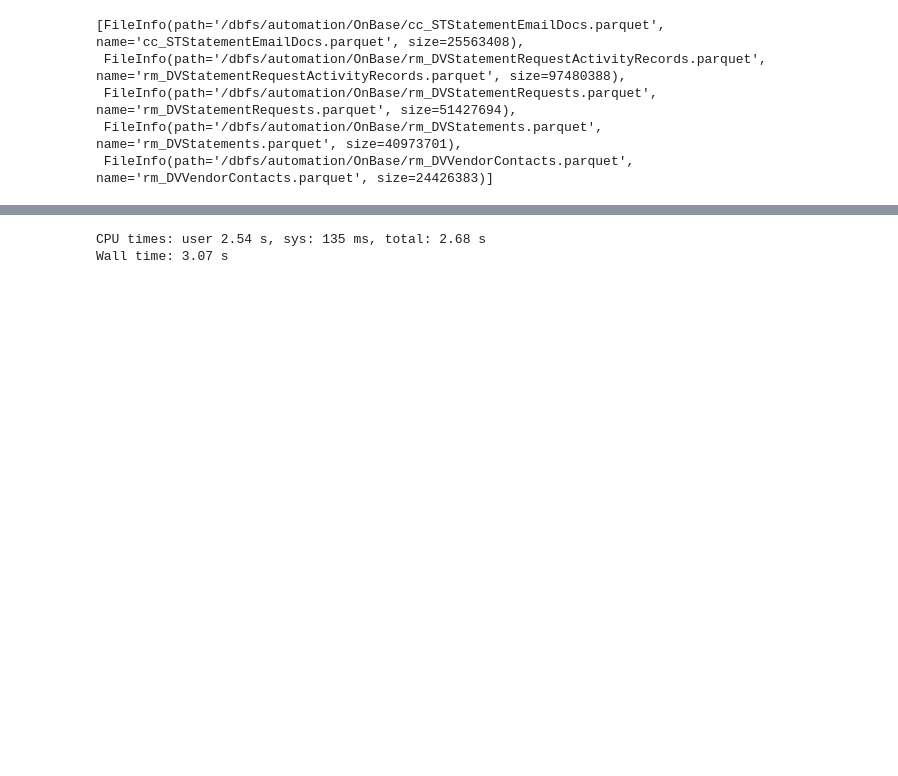
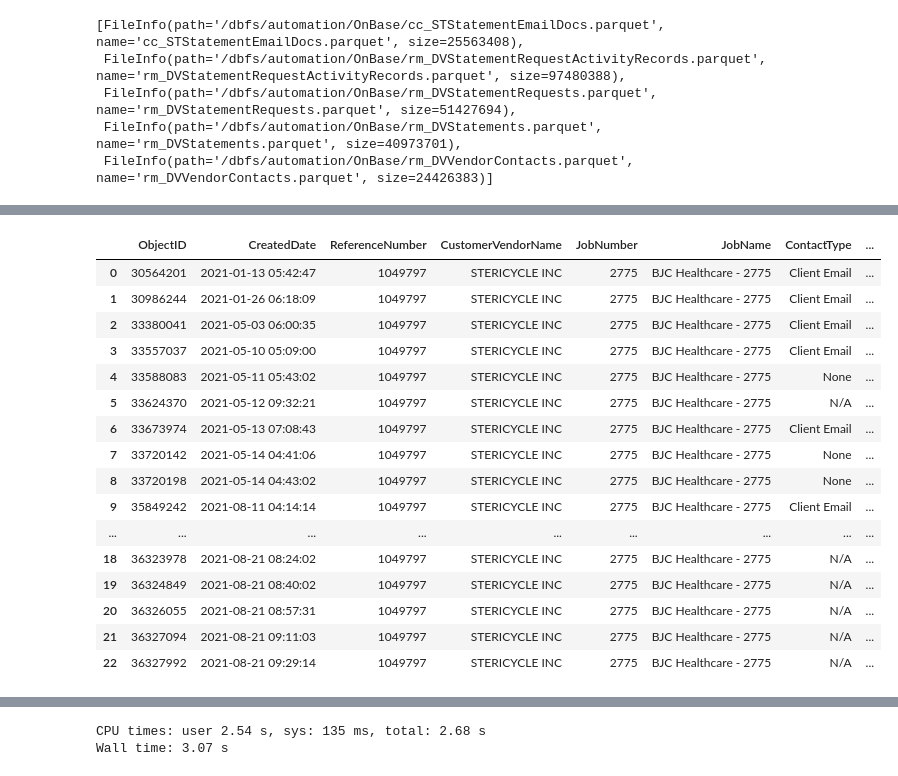
Before and after one commit to cpassorelli/call-reports, a Jupyter notebook: ipython/report-statement-code-copy.ipynb, the cells around one changed output, grey strips where cells are left out. Drawn from its saved outputs; the diff is of its cells as text; code cells hidden in the pictures; blank space fills up the shorter version.

Commit message:
parse activities

```diff
--- a/ipython/report-statement-code-copy.ipynb
+++ b/ipython/report-statement-code-copy.ipynb
@@ -20,7 +20,7 @@ spark = (
     SparkSession
     .builder
     .master('local[*]')
-    .appName('PySparkShell')
+    .appName('pyspark-shell')
     .getOrCreate()
 )
 
@@ -44,13 +44,8 @@ dbutils = DBUtils()
 # %%
 from sparkFunctions import create_tmp_parquet
 
-from typing import Dict, List, Optional
-
 # adds file system prefix /dbfs for local and dbfs: for databricks
-def resolve(path: str) -> Optional[str]:
-    try:
-        prefix = dbutils.fs.ls('/')[0].path[:5]
-        return prefix + path
-    except Exception as error:
-        print(error)
+def resolve(path: str) -> str:
+    prefix = dbutils.fs.ls('/')[0].path[:5]
+    return prefix + path
 # %%
@@ -236,9 +273,6 @@ for column in dates:
 activities = truncateTimestamp(activities)
 activities = trimString(activities)
 
-# activities = create_tmp_parquet(spark, activities, '/tmp/ACTIVITIES')
-
-activities.persist(StorageLevel.DISK_ONLY)
-
+activities = create_tmp_parquet(spark, activities, '/tmp/ACTIVITIES')
 activities.limit(5).toPandas()
 # %% [output]
@@ -262,0 +396,29 @@ Wall time: 14.1 s
+# %%
+received = (
+    activities
+    .where('JobNumber IS NOT NULL')
+    .where('ReferenceNumber = 1049797')
+    # .where('StatementRequestObjectID = 33556705')
+)
+
+received.cache().count()
+
+received.orderBy('CreatedDate').toPandas()
+# %% [output]
+|  | ObjectID | CreatedDate | ReferenceNumber | CustomerVendorName | JobNumber | JobName | ContactType | ... |
+| 0 | 30564201 | 2021-01-13 05:42:47 | 1049797 | STERICYCLE INC | 2775 | BJC Healthcare - 2775 | Client Email | ... |
+| 1 | 30986244 | 2021-01-26 06:18:09 | 1049797 | STERICYCLE INC | 2775 | BJC Healthcare - 2775 | Client Email | ... |
+| 2 | 33380041 | 2021-05-03 06:00:35 | 1049797 | STERICYCLE INC | 2775 | BJC Healthcare - 2775 | Client Email | ... |
+| 3 | 33557037 | 2021-05-10 05:09:00 | 1049797 | STERICYCLE INC | 2775 | BJC Healthcare - 2775 | Client Email | ... |
+| 4 | 33588083 | 2021-05-11 05:43:02 | 1049797 | STERICYCLE INC | 2775 | BJC Healthcare - 2775 | None | ... |
+| 5 | 33624370 | 2021-05-12 09:32:21 | 1049797 | STERICYCLE INC | 2775 | BJC Healthcare - 2775 | N/A | ... |
+| 6 | 33673974 | 2021-05-13 07:08:43 | 1049797 | STERICYCLE INC | 2775 | BJC Healthcare - 2775 | Client Email | ... |
+| 7 | 33720142 | 2021-05-14 04:41:06 | 1049797 | STERICYCLE INC | 2775 | BJC Healthcare - 2775 | None | ... |
+| 8 | 33720198 | 2021-05-14 04:43:02 | 1049797 | STERICYCLE INC | 2775 | BJC Healthcare - 2775 | None | ... |
+| 9 | 35849242 | 2021-08-11 04:14:14 | 1049797 | STERICYCLE INC | 2775 | BJC Healthcare - 2775 | Client Email | ... |
+| ... | ... | ... | ... | ... | ... | ... | ... | ... |
+| 18 | 36323978 | 2021-08-21 08:24:02 | 1049797 | STERICYCLE INC | 2775 | BJC Healthcare - 2775 | N/A | ... |
+| 19 | 36324849 | 2021-08-21 08:40:02 | 1049797 | STERICYCLE INC | 2775 | BJC Healthcare - 2775 | N/A | ... |
+| 20 | 36326055 | 2021-08-21 08:57:31 | 1049797 | STERICYCLE INC | 2775 | BJC Healthcare - 2775 | N/A | ... |
+| 21 | 36327094 | 2021-08-21 09:11:03 | 1049797 | STERICYCLE INC | 2775 | BJC Healthcare - 2775 | N/A | ... |
+| 22 | 36327992 | 2021-08-21 09:29:14 | 1049797 | STERICYCLE INC | 2775 | BJC Healthcare - 2775 | N/A | ... |
```
Also changed, not shown: parts of 28 cells of this notebook, 10 other files.
